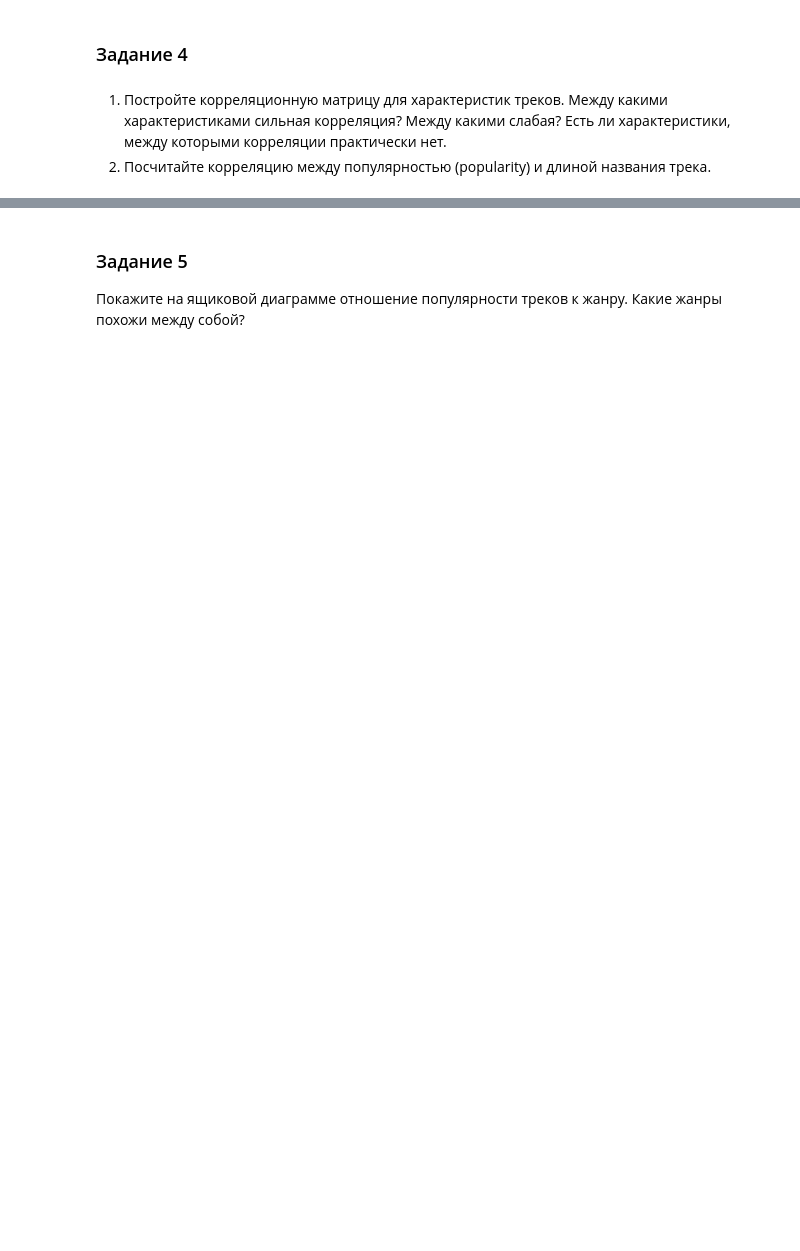
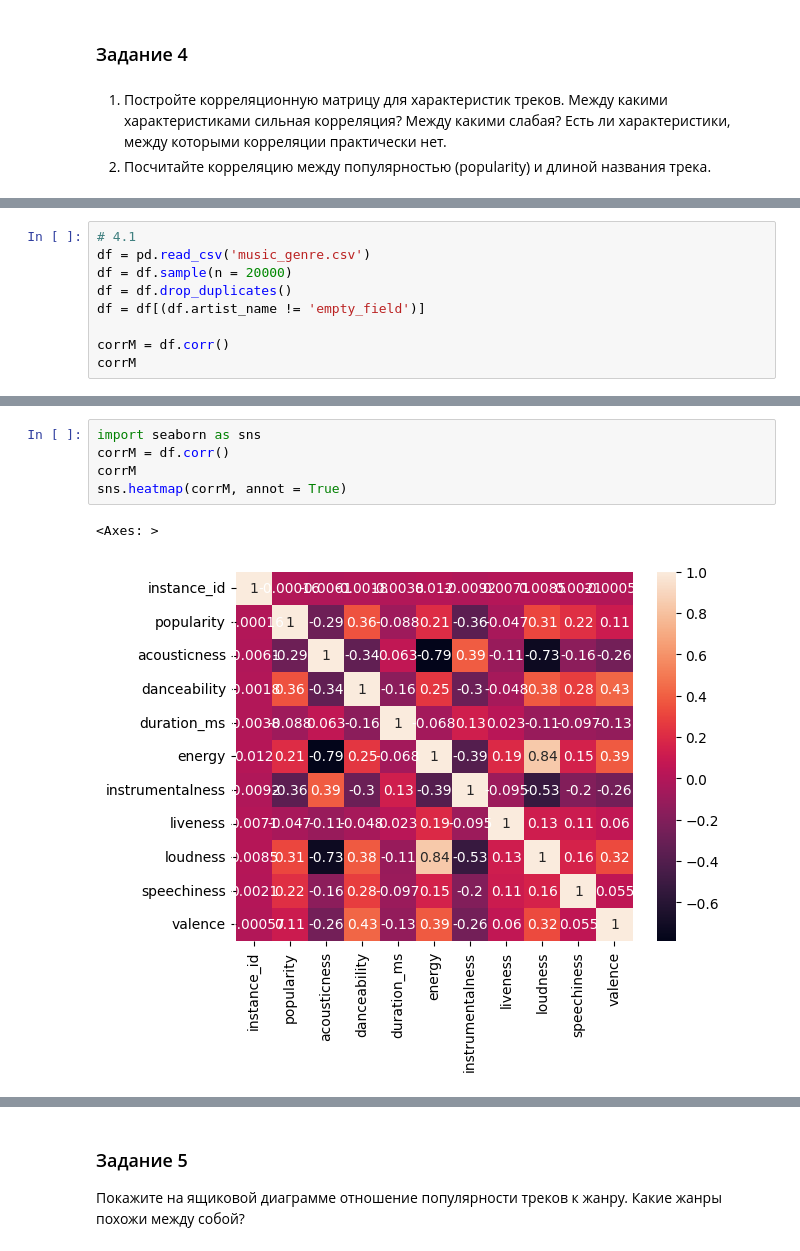
Before and after one commit to Shelb1nchik/cs102, a Jupyter notebook: Практическая_работа_6_22_23.ipynb, the cells around one changed output, grey strips where cells are left out. Saved outputs shown, nothing was run; the diff lists cells and outputs as text; blank space fills up the shorter version.

```diff
--- a/Практическая_работа_6_22_23.ipynb
+++ b/Практическая_работа_6_22_23.ipynb
@@ -68,0 +251,9 @@ $\color{red}{\text{Создайте для этой работы отдельн
+# %%
+# 4.1
+df = pd.read_csv('music_genre.csv')
+df = df.sample(n = 20000)
+df = df.drop_duplicates()
+df = df[(df.artist_name != 'empty_field')]
+
+corrM = df.corr()
+corrM
@@ -68,0 +273,8 @@ $\color{red}{\text{Создайте для этой работы отдельн
+# %%
+import seaborn as sns
+corrM = df.corr()
+corrM
+sns.heatmap(corrM, annot = True)
+# %% [output]
+<Axes: >
+[figure, added]
```
Also changed, not shown: parts of 27 cells of this notebook.
